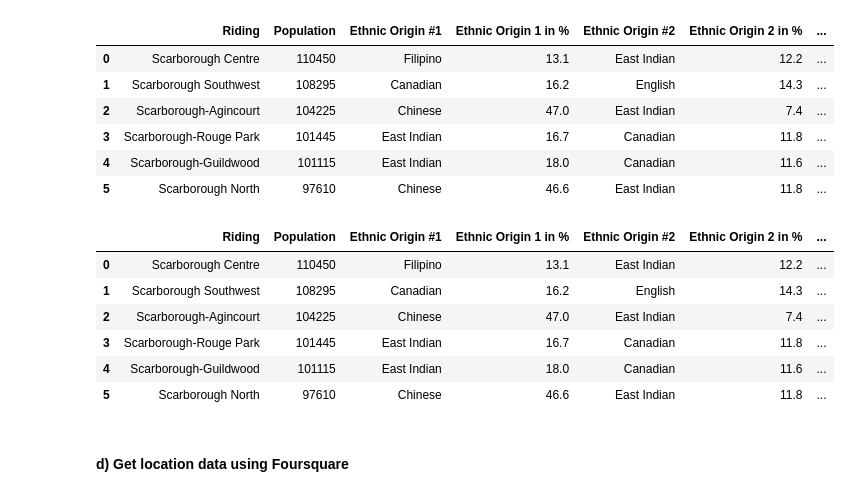
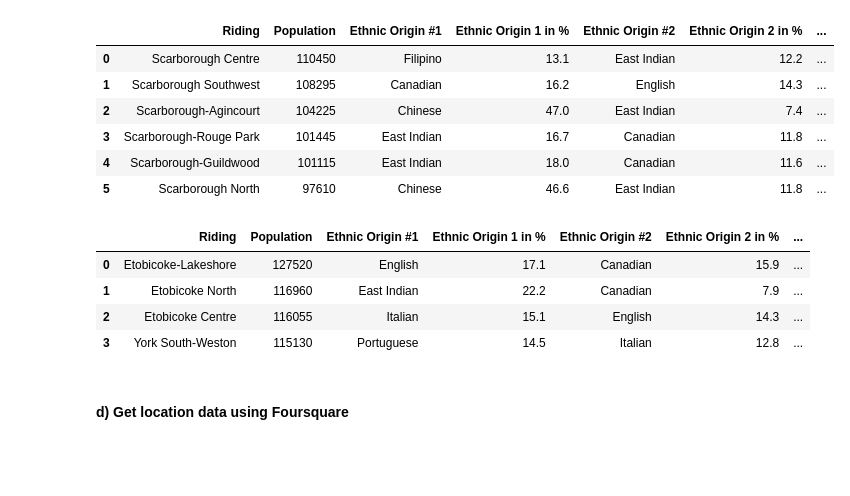
Before and after one commit to kruthika86/ExploringTorontoNeighborhoods, a Jupyter notebook: ExploringTorontoNeighborhoods.ipynb, the cells around one changed output. Saved outputs shown, nothing was run; the diff lists cells and outputs as text; code cells hidden in the pictures; blank space fills up the shorter version.

```diff
--- a/ExploringTorontoNeighborhoods.ipynb
+++ b/ExploringTorontoNeighborhoods.ipynb
@@ -231,24 +231,22 @@ Scar_population_df
 | 5 | Scarborough North | 97610 | Chinese | 46.6 | East Indian | 11.8 | ... |
 # %%
 #ETOBICOKE & YORK population distribution by ethnicity
-ETY_population_df = pd.read_html(html, header = 0)[15]
+ETY_population_df = pd.read_html(html, header = 0)[16]
 ETY_population_df = ETY_population_df.rename(columns={'%':'Ethnic Origin 1 in %',
                                                       '%.1':'Ethnic Origin 2 in %',
                                                      '%.2':'Ethnic Origin 3 in %',
                                                      '%.3':'Ethnic Origin 4 in %',
                                                      '%.4':'Ethnic Origin 5 in %',
                                                      '%.5':'Ethnic Origin 6 in %',
                                                      '%.6':'Ethnic Origin 7 in %',
                                                      '%.7':'Ethnic Origin 8 in %'})
 ETY_population_df
 # %% [output]
 |  | Riding | Population | Ethnic Origin #1 | Ethnic Origin 1 in % | Ethnic Origin #2 | Ethnic Origin 2 in % | ... |
-| 0 | Scarborough Centre | 110450 | Filipino | 13.1 | East Indian | 12.2 | ... |
-| 1 | Scarborough Southwest | 108295 | Canadian | 16.2 | English | 14.3 | ... |
-| 2 | Scarborough-Agincourt | 104225 | Chinese | 47.0 | East Indian | 7.4 | ... |
-| 3 | Scarborough-Rouge Park | 101445 | East Indian | 16.7 | Canadian | 11.8 | ... |
-| 4 | Scarborough-Guildwood | 101115 | East Indian | 18.0 | Canadian | 11.6 | ... |
-| 5 | Scarborough North | 97610 | Chinese | 46.6 | East Indian | 11.8 | ... |
+| 0 | Etobicoke-Lakeshore | 127520 | English | 17.1 | Canadian | 15.9 | ... |
+| 1 | Etobicoke North | 116960 | East Indian | 22.2 | Canadian | 7.9 | ... |
+| 2 | Etobicoke Centre | 116055 | Italian | 15.1 | English | 14.3 | ... |
+| 3 | York South-Weston | 115130 | Portuguese | 14.5 | Italian | 12.8 | ... |
 # %% [markdown]
 <h4>d) Get location data using Foursquare</h4>
 # %% [markdown]
```
Also changed, not shown: parts of 40 cells of this notebook.
